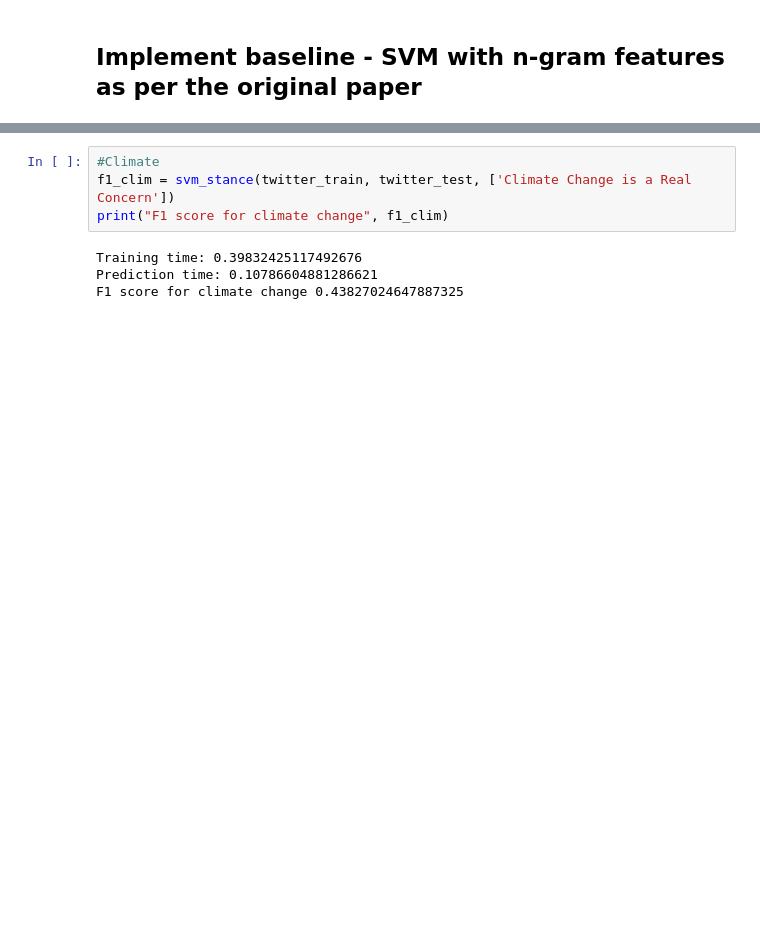
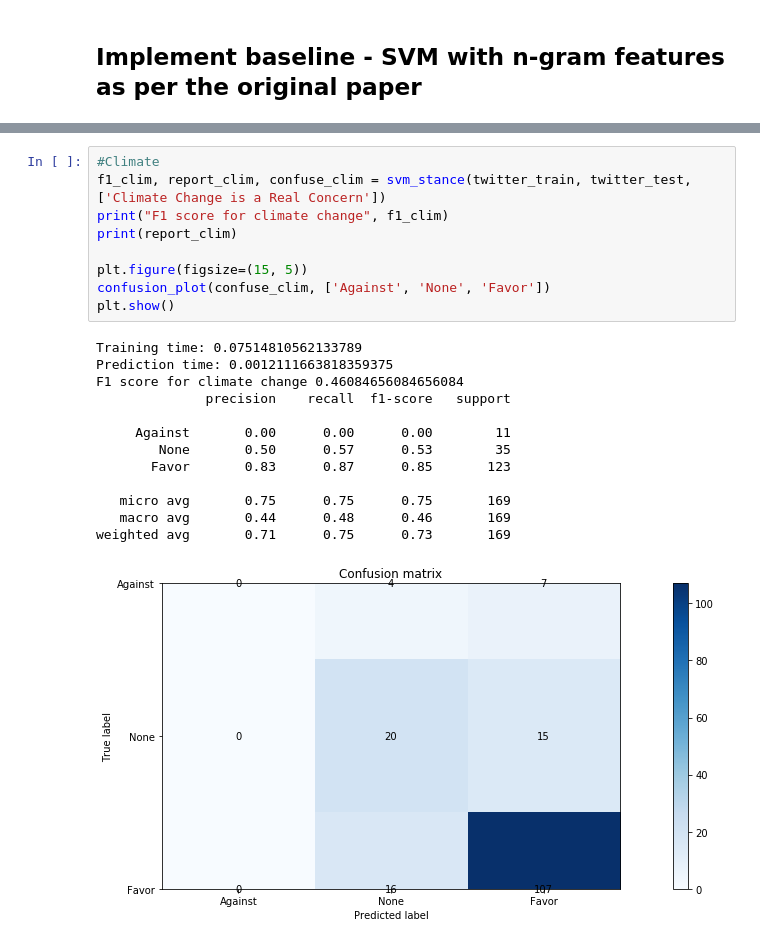
Before and after one commit to timspit/w266_final_project, a Jupyter notebook: baseline_implementation V2.ipynb, the cells around one changed output, grey strips where cells are left out. Drawn from its saved outputs; the diff is of its cells as text; blank space fills up the shorter version.

```diff
--- a/baseline_implementation V2.ipynb
+++ b/baseline_implementation V2.ipynb
@@ -149,10 +225,25 @@ F1 score for Abortion 0.574521535156262
 # %%
 #Climate
-f1_clim = svm_stance(twitter_train, twitter_test, ['Climate Change is a Real Concern'])
+f1_clim, report_clim, confuse_clim = svm_stance(twitter_train, twitter_test, ['Climate Change is a Real Concern'])
 print("F1 score for climate change", f1_clim)
+print(report_clim)
+
+plt.figure(figsize=(15, 5))
+confusion_plot(confuse_clim, ['Against', 'None', 'Favor'])
+plt.show()
 # %% [output]
-Training time: 0.39832425117492676
-Prediction time: 0.10786604881286621
-F1 score for climate change 0.43827024647887325
+Training time: 0.07514810562133789
+Prediction time: 0.0012111663818359375
+F1 score for climate change 0.46084656084656084
+              precision    recall  f1-score   support
+
+     Against       0.00      0.00      0.00        11
+        None       0.50      0.57      0.53        35
+       Favor       0.83      0.87      0.85       123
+
+   micro avg       0.75      0.75      0.75       169
+   macro avg       0.44      0.48      0.46       169
+weighted avg       0.71      0.75      0.73       169
+[figure, added]
 # %%
 #Feminism
```
Also changed, not shown: parts of 9 cells of this notebook, 1 other file.
